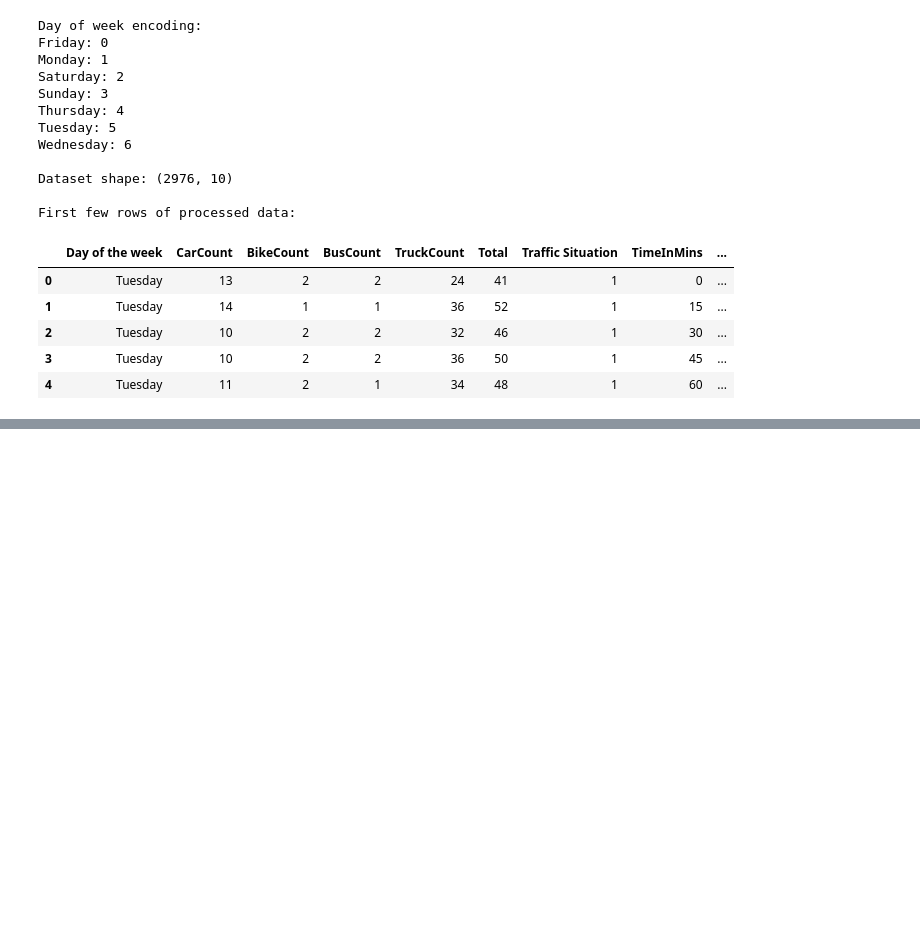
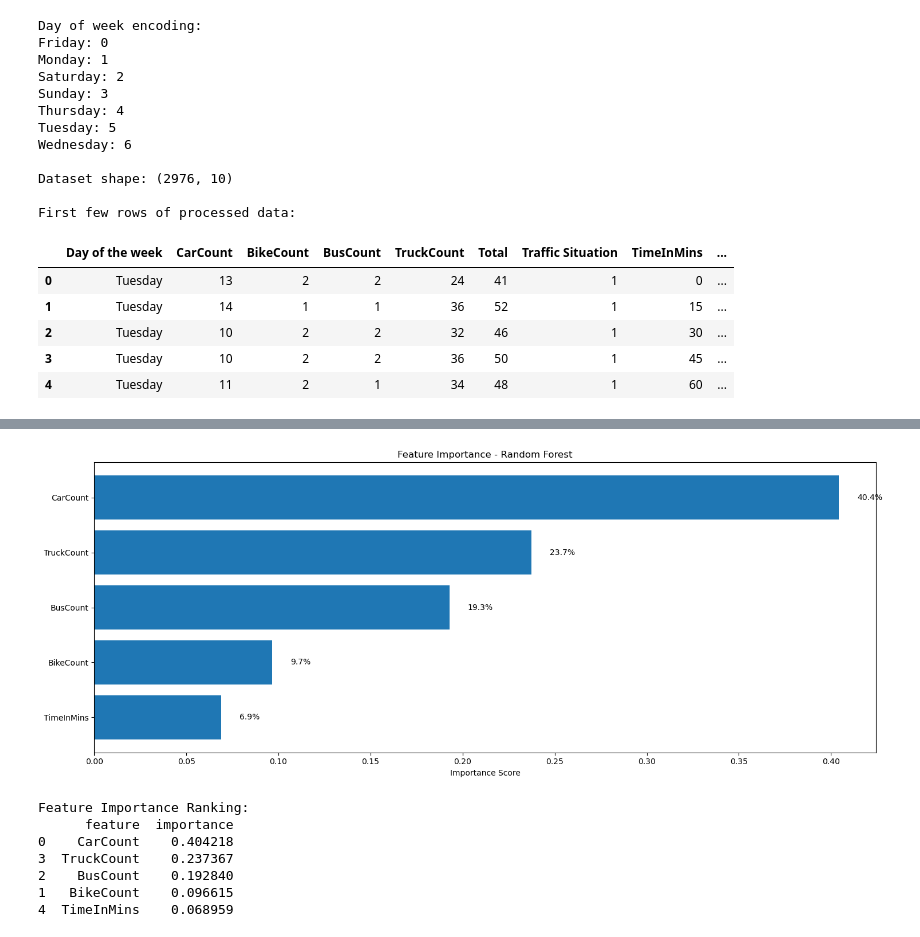
Before and after one commit to rkpm22/predict-traffic-flow, a Jupyter notebook: Predict-traffic-flow.ipynb, the cells around one changed output, grey strips where cells are left out. Drawn from its saved outputs; the diff is of its cells as text; code cells hidden in the pictures; blank space fills up the shorter version.

```diff
--- a/Predict-traffic-flow.ipynb
+++ b/Predict-traffic-flow.ipynb
@@ -342,0 +598,8 @@ First few rows of processed data:
+# %%
+# Select features and target
+
+ml_df = df4.copy()
+X = ml_df[['CarCount', 'BikeCount', 'BusCount', 'TruckCount', 'TimeInMins']]
+y = ml_df['Traffic Situation']
+
+X_train, X_test, y_train, y_test = train_test_split(X, y, test_size=0.2, random_state=42)
@@ -342,0 +739,33 @@ First few rows of processed data:
+# %%
+# Get feature importances
+feature_importance = pd.DataFrame({
+    'feature': X.columns,
+    'importance': rf_model.feature_importances_
+}).sort_values('importance', ascending=False)
+
+# Plot feature importance
+plt.figure(figsize=(15, 6))
+plt.barh(feature_importance['feature'], feature_importance['importance'])
+plt.xlabel('Importance Score')
+plt.title('Feature Importance - Random Forest')
+plt.gca().invert_yaxis()  # Highest importance on top
+
+# Add percentage labels
+for i, (feature, importance) in enumerate(zip(feature_importance['feature'],
+                                              feature_importance['importance'])):
+    plt.text(importance + 0.01, i, f'{importance:.1%}', va='center')
+
+plt.tight_layout()
+plt.show()
+
+print("\nFeature Importance Ranking:")
+print(feature_importance)
+# %% [output]
+[figure, added]
+Feature Importance Ranking:
+      feature  importance
+0    CarCount    0.404218
+3  TruckCount    0.237367
+2    BusCount    0.192840
+1   BikeCount    0.096615
+4  TimeInMins    0.068959
```
Also changed, not shown: parts of 51 cells of this notebook.
